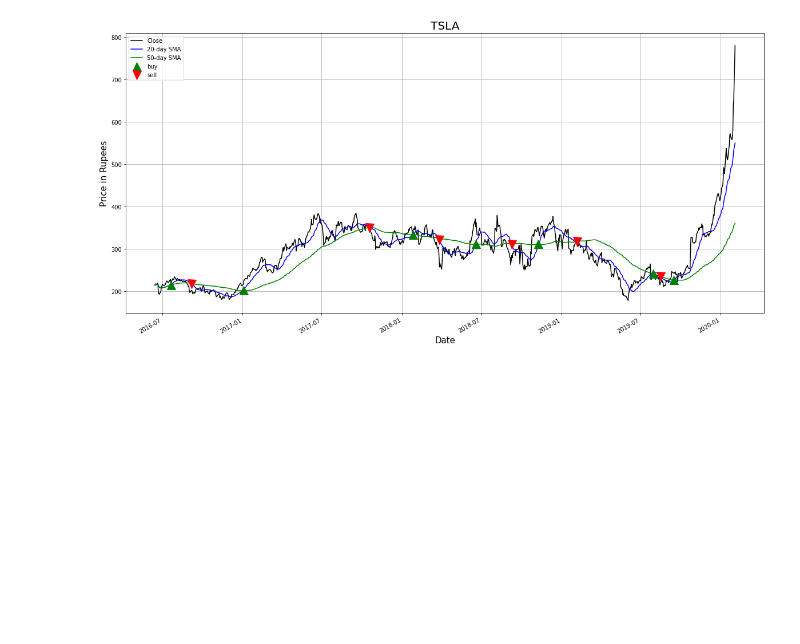
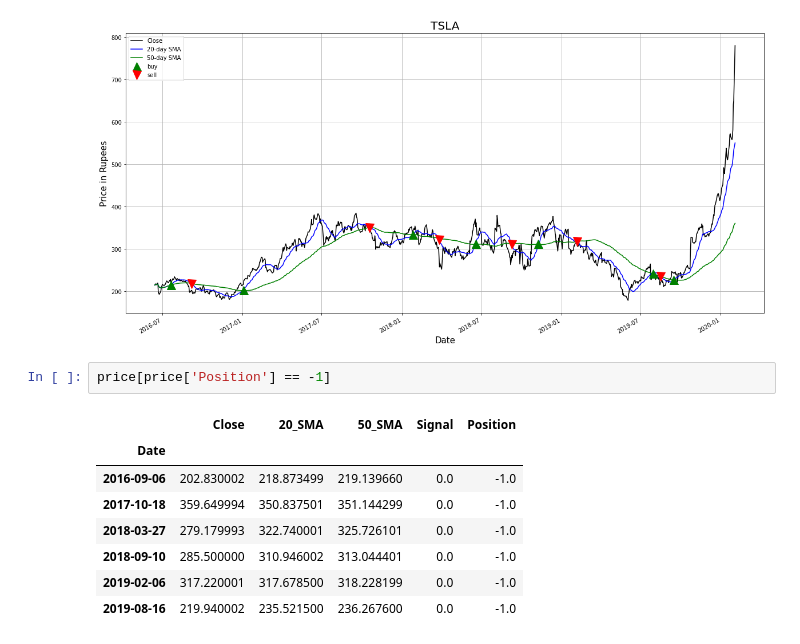
Before and after one commit to arowolo007/SMA_-Traading_Strategy, a Jupyter notebook: SMA EA/SMA_EA.ipynb, the cells around one changed output. Drawn from its saved outputs; the diff is of its cells as text; blank space fills up the shorter version.

```diff
--- a/SMA EA/SMA_EA.ipynb
+++ b/SMA EA/SMA_EA.ipynb
@@ -55,3 +56,14 @@ plt.grid()
 plt.show()
 # %% [output]
 [figure]
+# %%
+price[price['Position'] == -1]
+# %% [output]
+|  | Close | 20_SMA | 50_SMA | Signal | Position |
+| Date |  |  |  |  |  |
+| 2016-09-06 | 202.830002 | 218.873499 | 219.139660 | 0.0 | -1.0 |
+| 2017-10-18 | 359.649994 | 350.837501 | 351.144299 | 0.0 | -1.0 |
+| 2018-03-27 | 279.179993 | 322.740001 | 325.726101 | 0.0 | -1.0 |
+| 2018-09-10 | 285.500000 | 310.946002 | 313.044401 | 0.0 | -1.0 |
+| 2019-02-06 | 317.220001 | 317.678500 | 318.228199 | 0.0 | -1.0 |
+| 2019-08-16 | 219.940002 | 235.521500 | 236.267600 | 0.0 | -1.0 |
```
Also changed, not shown: parts of 7 cells of this notebook, 4 other files.
